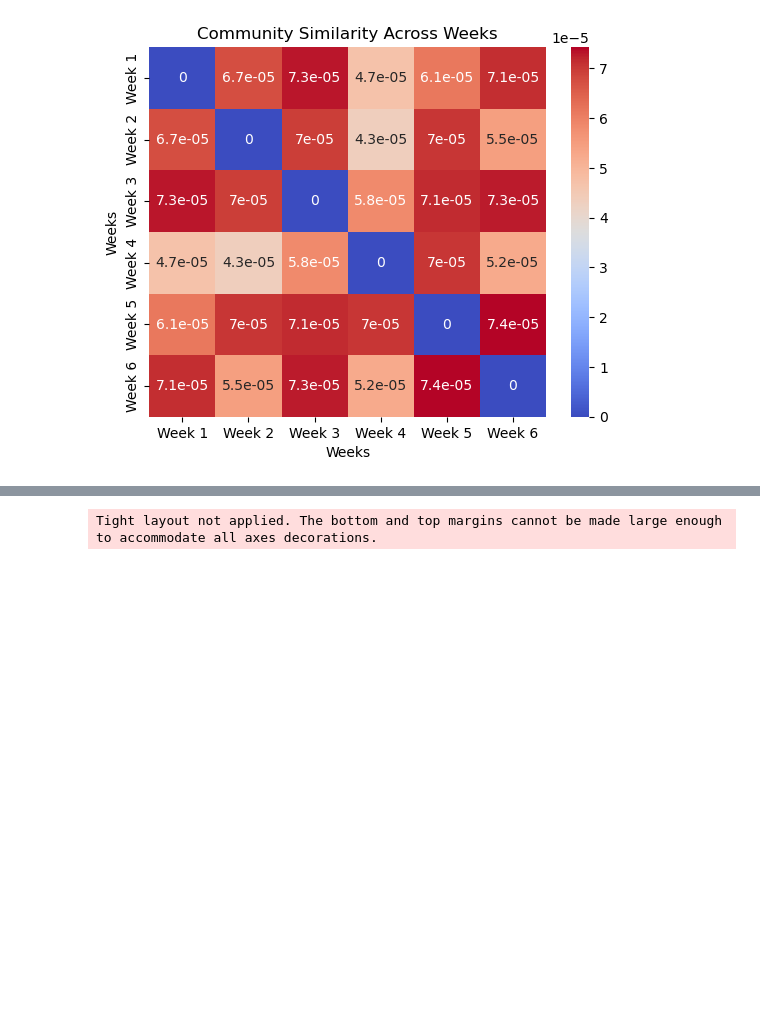
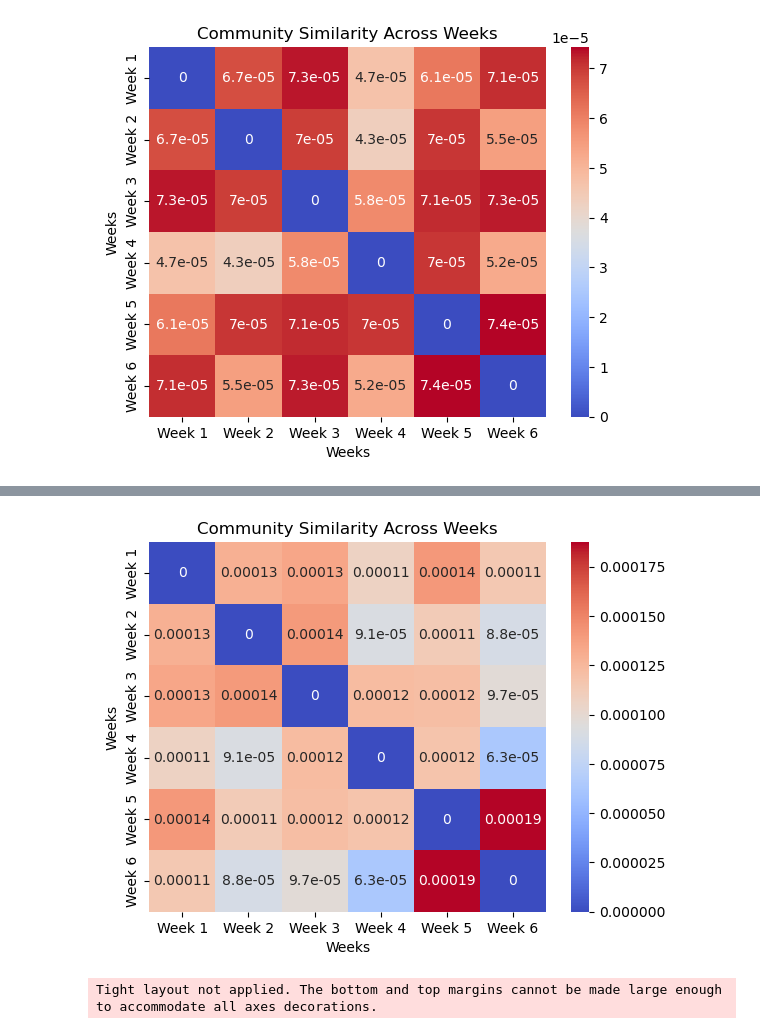
Before and after one commit to AnushkaAmte/Community_Detection_Twitter, a Jupyter notebook: visulization.ipynb, the cells around one changed output, grey strips where cells are left out. Drawn from its saved outputs; the diff is of its cells as text; code cells hidden in the pictures; blank space fills up the shorter version.

```diff
--- a/visulization.ipynb
+++ b/visulization.ipynb
@@ -173,3 +186,16 @@ plot_similarity_heatmap(communities)
+# %%
+w1_label = json_to_dict('label_prop_outputs\week1.json')
+w2_label = json_to_dict('label_prop_outputs\week2.json')
+w3_label = json_to_dict('label_prop_outputs\week3.json')
+w4_label = json_to_dict('label_prop_outputs\week4.json')
+w5_label = json_to_dict('label_prop_outputs\week5.json')
+w6_label = json_to_dict('label_prop_outputs\week6.json')
+# %%
+label_comm = [w1_label, w2_label, w3_label, w4_label, w5_label, w6_label]
+plot_similarity_heatmap(label_comm)
+#1->3->6
+# %% [output]
+[figure, added]
 # %%
 import pandas as pd
 def prepare_community_size_data(community_maps):
```
Also changed, not shown: parts of 24 cells of this notebook.
